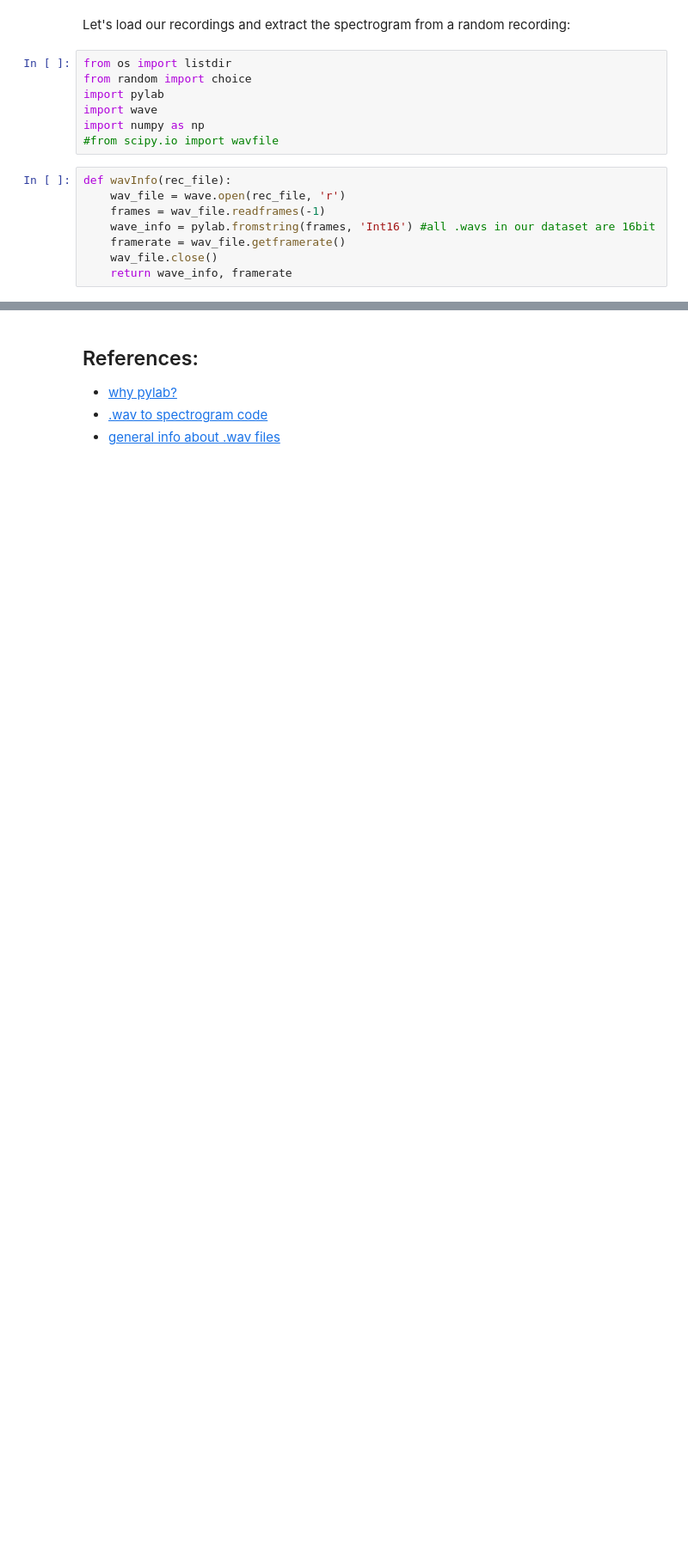
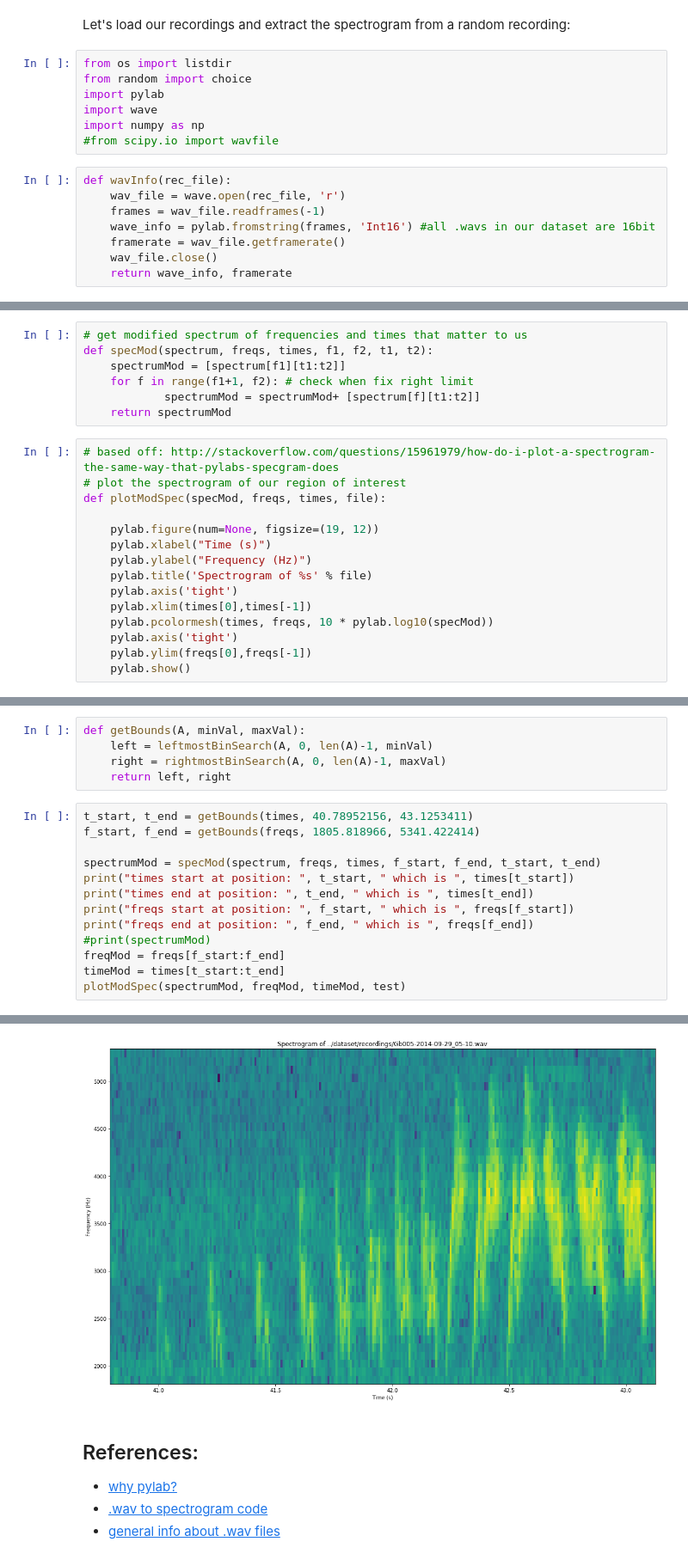
Before and after one commit to asvnpr/bioacoustics_research, a Jupyter notebook: Research/misc_code/specgram_sample.ipynb, the cells around one changed output, grey strips where cells are left out. Shown at 86% size. Cells and saved outputs as stored; diff of their text form; blank space fills up the shorter version.

Commit message:
Created functions to parse original spectrogram data to obtain spectrogram of ROI. created README for whole repo

```diff
--- a/Research/misc_code/specgram_sample.ipynb
+++ b/Research/misc_code/specgram_sample.ipynb
@@ -58 +96,23 @@ Max frequency is 44100
+# %%
+# get modified spectrum of frequencies and times that matter to us
+def specMod(spectrum, freqs, times, f1, f2, t1, t2):
+    spectrumMod = [spectrum[f1][t1:t2]]
+    for f in range(f1+1, f2): # check when fix right limit
+            spectrumMod = spectrumMod+ [spectrum[f][t1:t2]]
+    return spectrumMod
+# %%
+# based off: http://stackoverflow.com/questions/15961979/how-do-i-plot-a-spectrogram-the-same-way-that-pylabs-specgram-does
+# plot the spectrogram of our region of interest
+def plotModSpec(specMod, freqs, times, file):
+
+    pylab.figure(num=None, figsize=(19, 12))
+    pylab.xlabel("Time (s)")
+    pylab.ylabel("Frequency (Hz)")
+    pylab.title('Spectrogram of %s' % file)
+    pylab.axis('tight')
+    pylab.xlim(times[0],times[-1])
+    pylab.pcolormesh(times, freqs, 10 * pylab.log10(specMod))
+    pylab.axis('tight')
+    pylab.ylim(freqs[0],freqs[-1])
+    pylab.show()
 # %%
@@ -66,0 +124,19 @@ Max frequency is 44100
+# %%
+def getBounds(A, minVal, maxVal):
+    left = leftmostBinSearch(A, 0, len(A)-1, minVal)
+    right = rightmostBinSearch(A, 0, len(A)-1, maxVal)
+    return left, right
+# %%
+t_start, t_end = getBounds(times, 40.78952156, 43.1253411)
+f_start, f_end = getBounds(freqs, 1805.818966, 5341.422414)
+
+spectrumMod = specMod(spectrum, freqs, times, f_start, f_end, t_start, t_end)
+print("times start at position: ", t_start, " which is ", times[t_start])
+print("times end at position: ", t_end, " which is ", times[t_end])
+print("freqs start at position: ", f_start, " which is ", freqs[f_start])
+print("freqs end at position: ", f_end, " which is ", freqs[f_end])
+#print(spectrumMod)
+freqMod = freqs[f_start:f_end]
+timeMod = times[t_start:t_end]
+plotModSpec(spectrumMod, freqMod, timeMod, test)
+# %% [output]
@@ -67,3 +147,4 @@ Max frequency is 44100
+[figure, added]
 # %% [markdown]
 ## References:
 * [why pylab?](http://stackoverflow.com/questions/23451028/matplotlib-pyplot-vs-matplotlib-pylab)
```
Also changed, not shown: parts of 7 cells of this notebook, 1 other file.
